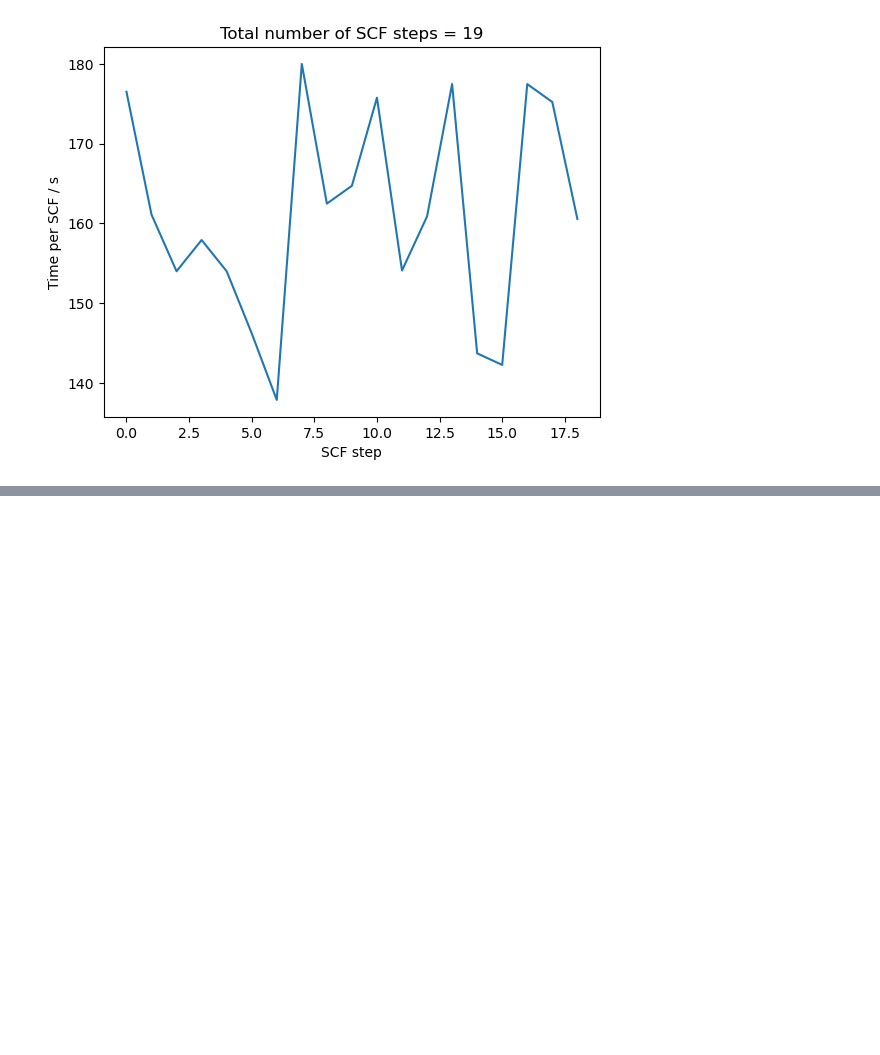
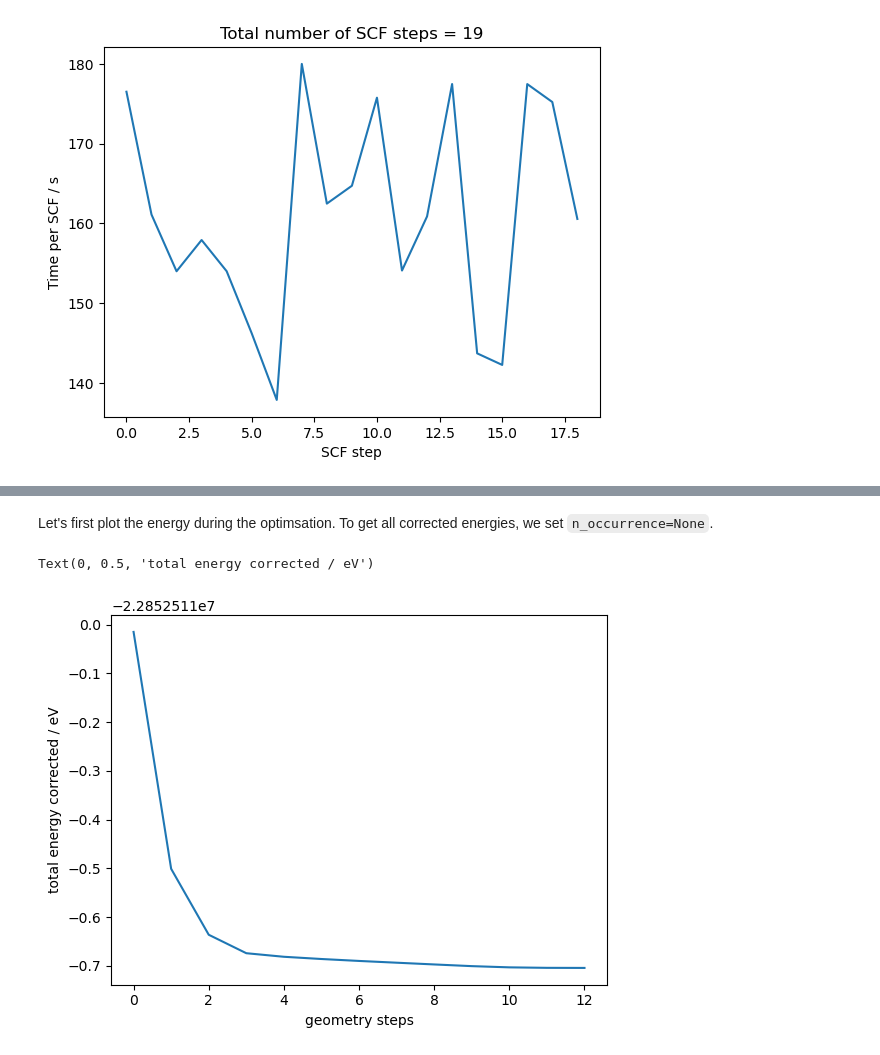
Before and after one commit to maurergroup/dfttools, a Jupyter notebook: tutorials/tutorial_output.ipynb, the cells around one changed output, grey strips where cells are left out. Saved outputs shown, nothing was run; the diff lists cells and outputs as text; code cells hidden in the pictures; blank space fills up the shorter version.

```diff
--- a/tutorials/tutorial_output.ipynb
+++ b/tutorials/tutorial_output.ipynb
@@ -144,0 +149,13 @@ Text(0.5, 1.0, 'Total number of SCF steps = 19')
+# %%
+aims_opt = AimsOutput('data/aims_optimisation.out')
+# %% [markdown]
+Let's first plot the energy during the optimsation. To get all corrected energies, we set <code>n_occurrence=None</code>.
+# %%
+energies = aims_opt.get_energy_corrected(n_occurrence=None)
+
+plt.plot(energies)
+plt.xlabel('geometry steps')
+plt.ylabel('total energy corrected / eV')
+# %% [output]
+Text(0, 0.5, 'total energy corrected / eV')
+[figure, added]
```
Also changed, not shown: parts of 6 cells of this notebook, 2 other files.
